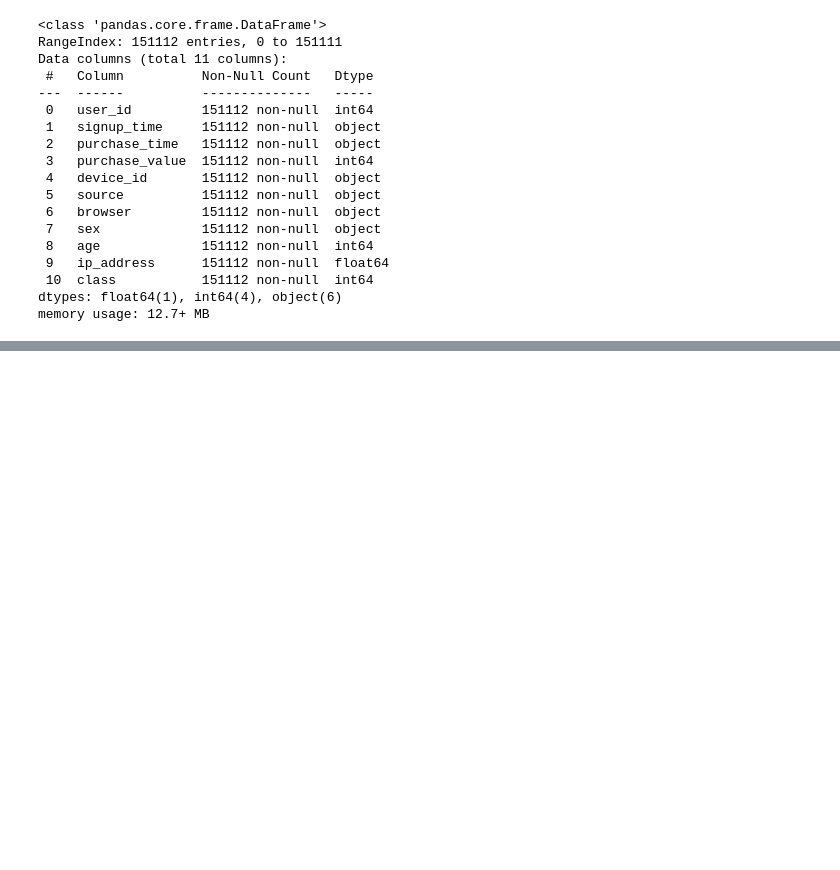
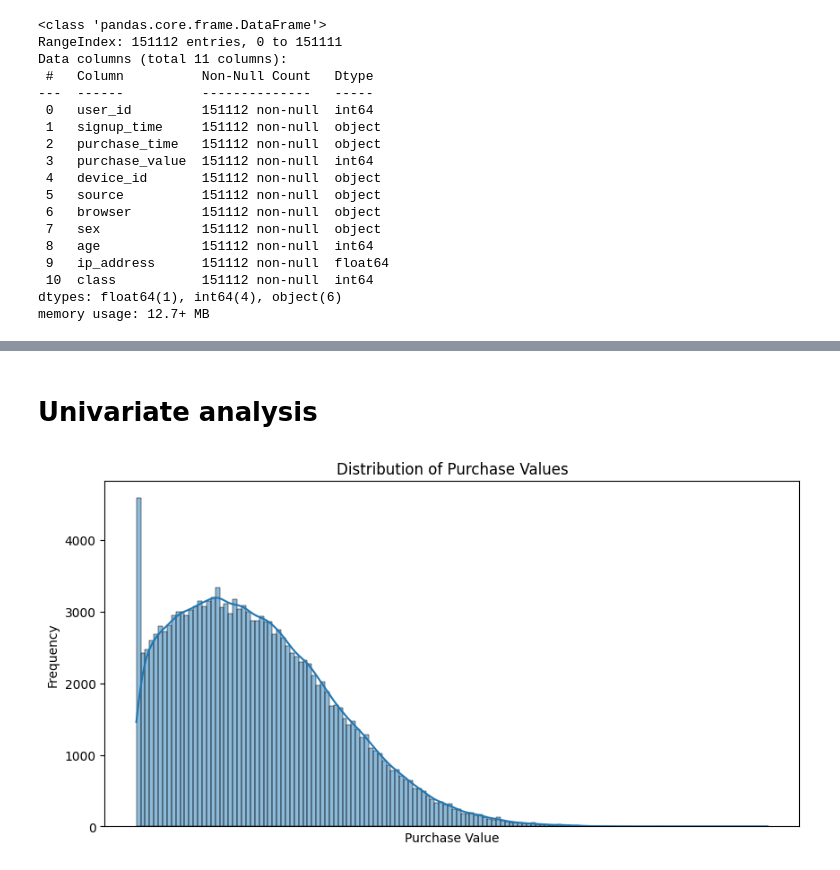
Before and after one commit to surak-alf/Fraud_Detection, a Jupyter notebook: notebook/data_analysis.ipynb, the cells around one changed output, grey strips where cells are left out. Saved outputs shown, nothing was run; the diff lists cells and outputs as text; code cells hidden in the pictures; blank space fills up the shorter version.

```diff
--- a/notebook/data_analysis.ipynb
+++ b/notebook/data_analysis.ipynb
@@ -60,3 +60,12 @@ Data columns (total 11 columns):
  10  class           151112 non-null  int64
 dtypes: float64(1), int64(4), object(6)
 memory usage: 12.7+ MB
+# %%
+# convert data types
+fraud_data['purchase_time'] = pd.to_datetime(fraud_data['purchase_time'])
+fraud_data['purchase_value'] = pd.to_datetime(fraud_data['purchase_value'])
+fraud_data['source'] = fraud_data['source'].astype('category')
+fraud_data['browser'] = fraud_data['browser'].astype('category')
+fraud_data['sex'] = fraud_data['sex'].astype('category')
+# convert ip_address to int64
+fraud_data['ip_address'] = fraud_data['ip_address'].astype('int64')
@@ -62,0 +93,12 @@ memory usage: 12.7+ MB
+# %% [markdown]
+# Univariate analysis
+# %%
+# distribution of puchase value
+plt.figure(figsize=(10, 5))
+sns.histplot(fraud_data['purchase_value'], kde=True)
+plt.title('Distribution of Purchase Values')
+plt.xlabel('Purchase Value')
+plt.ylabel('Frequency')
+plt.show()
+# %% [output]
+[figure, added]
```
Also changed, not shown: parts of 9 cells of this notebook, 1 other file.
